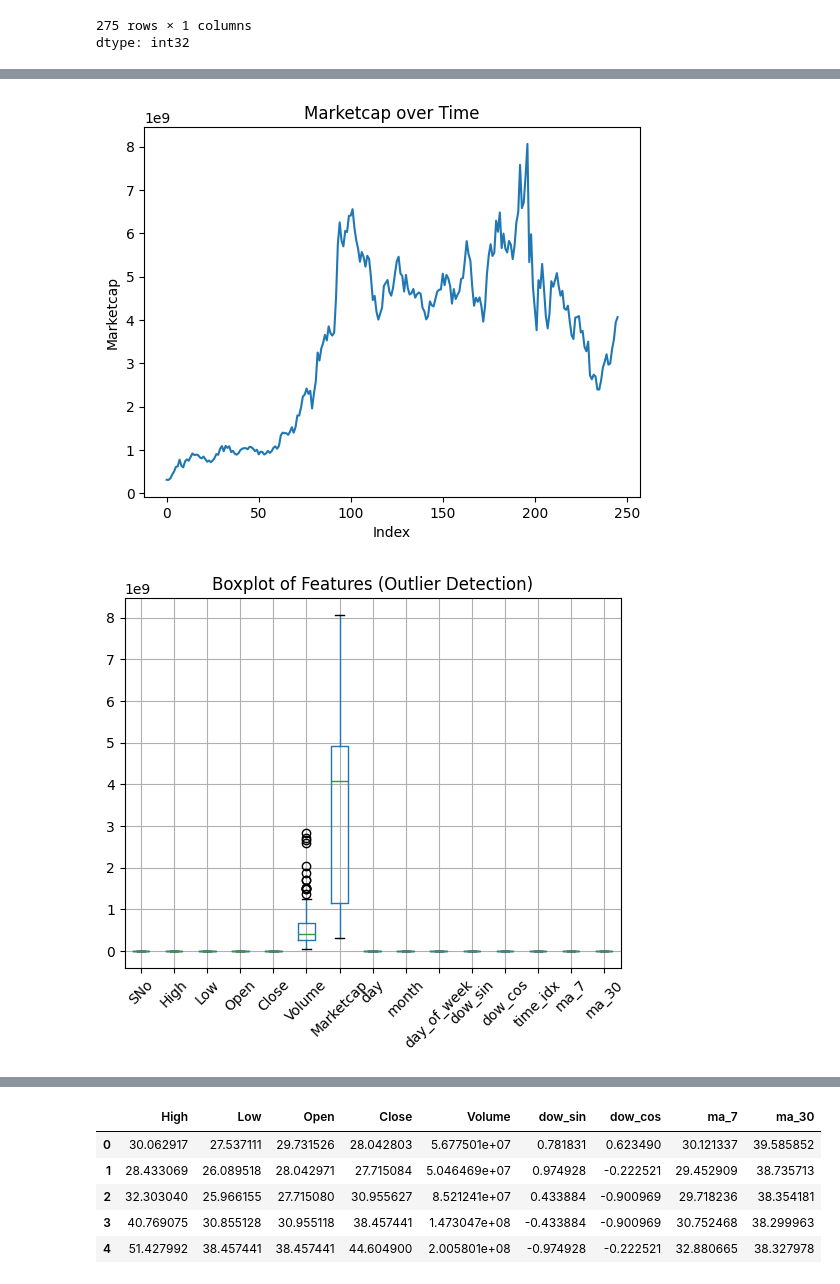
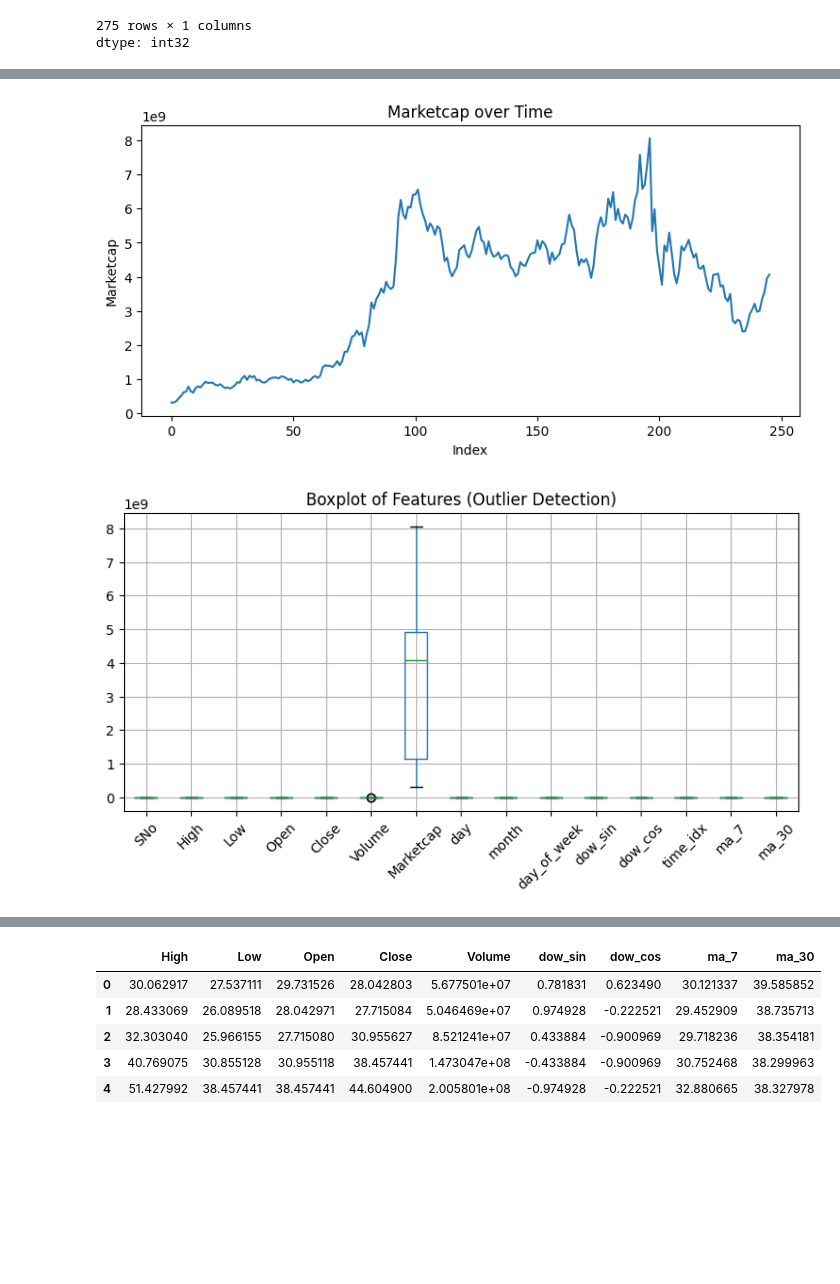
Before and after one commit to Prachi-kushwaha/deeplearning-models-from-scratch, a Jupyter notebook: lstm_from_scratch_mineipynb.ipynb, the cells around one changed output, grey strips where cells are left out. Drawn from its saved outputs; the diff is of its cells as text; code cells hidden in the pictures; blank space fills up the shorter version.

```diff
--- a/lstm_from_scratch_mineipynb.ipynb
+++ b/lstm_from_scratch_mineipynb.ipynb
@@ -108,20 +109,22 @@ work_col.head()
 # %%
 import matplotlib.pyplot as plt
 
 # Plot 1: Line plot for Marketcap over time (index-based)
-plt.figure()
+plt.figure(figsize=(9,4))
 plt.plot(df.index, df['Marketcap'])
 plt.title("Marketcap over Time")
 plt.xlabel("Index")
 plt.ylabel("Marketcap")
 plt.show()
 
 # Plot 2: Boxplot to detect outliers in numeric columns
-plt.figure()
-df.boxplot()
-plt.title("Boxplot of Features (Outlier Detection)")
-plt.xticks(rotation=45)
-plt.show()
 # %% [output]
-[figure, old version]
+[figure, new version]
-[figure, removed]
+# %%
+plt.figure(figsize=(9,4))
+df.boxplot()
+plt.title("Boxplot of Features (Outlier Detection)")
+plt.xticks(rotation=45)
+plt.show()
+# %% [output]
+[figure, added]
```
Also changed, not shown: parts of 17 cells of this notebook.
